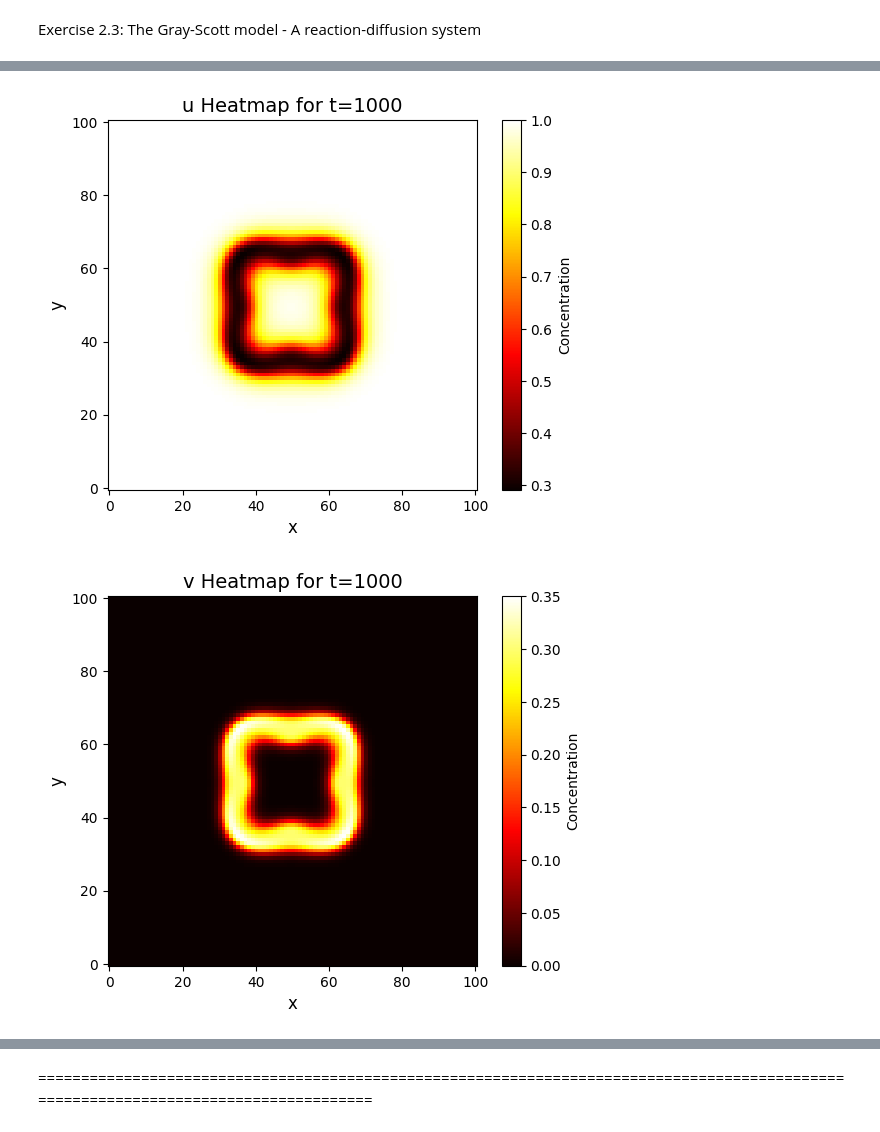
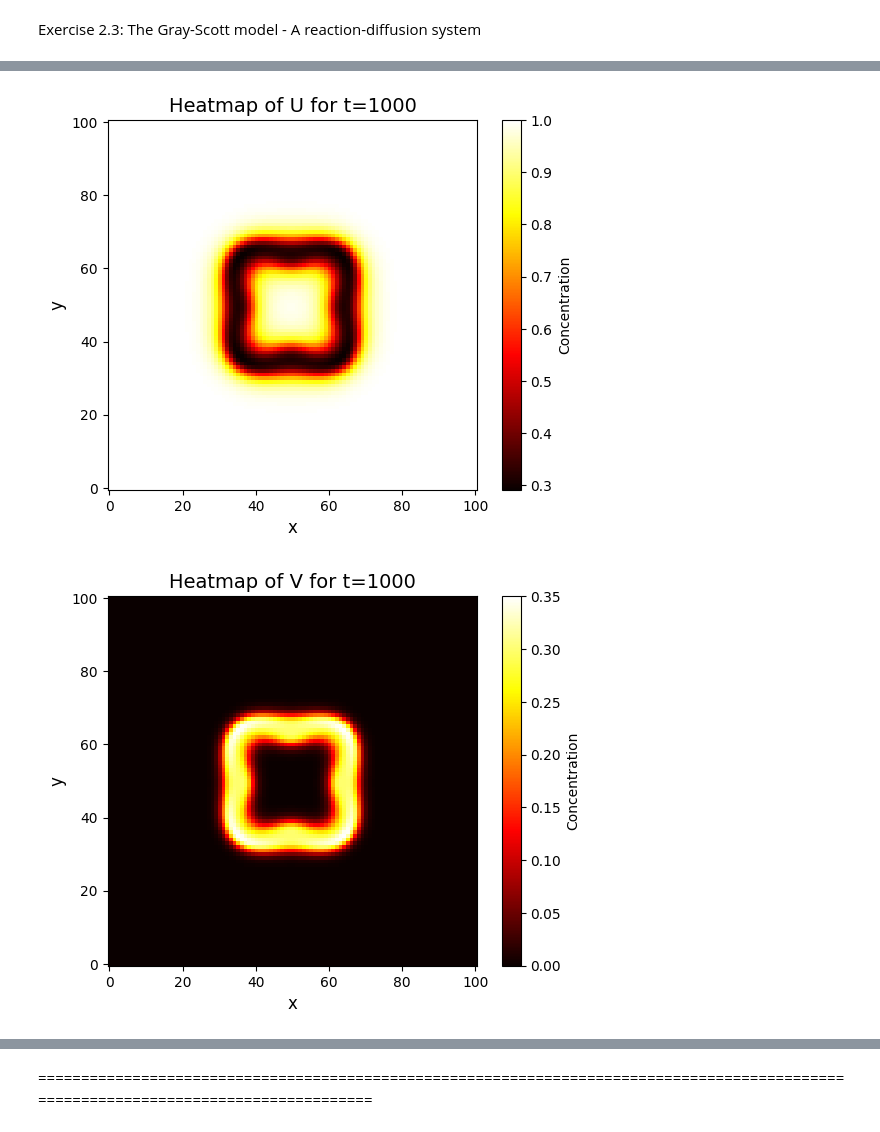
Before and after one commit to Marindevandijk/Scientific_Computing_Assignment2, a Jupyter notebook: ex2.3.ipynb, the cells around one changed output, grey strips where cells are left out. Drawn from its saved outputs; the diff is of its cells as text; code cells hidden in the pictures.

```diff
--- a/ex2.3.ipynb
+++ b/ex2.3.ipynb
@@ -89,22 +89,22 @@ plt.show()
 # %%
 system_1000 = system_at_time(1000)
 
 plt.imshow(system_1000[0],cmap='hot', origin = 'lower')
 plt.xlabel('x',size=12)
 plt.ylabel('y',size=12)
-plt.title('u Heatmap for t=1000',size=14)
+plt.title('Heatmap of U for t=1000',size=14)
 plt.colorbar(label='Concentration')
 plt.show()
 
 plt.imshow(system_1000[1],cmap='hot', origin = 'lower')
 plt.xlabel('x',size=12)
 plt.ylabel('y',size=12)
-plt.title('v Heatmap for t=1000',size=14)
+plt.title('Heatmap of V for t=1000',size=14)
 plt.colorbar(label='Concentration')
 plt.show()
 # %% [output]
-[figure, old version]
+[figure, new version]
-[figure, old version]
+[figure, new version]
 # %%
 system_1500 = system_at_time(1500)
 
```
Also changed, not shown: parts of 6 cells of this notebook, 4 other files.
